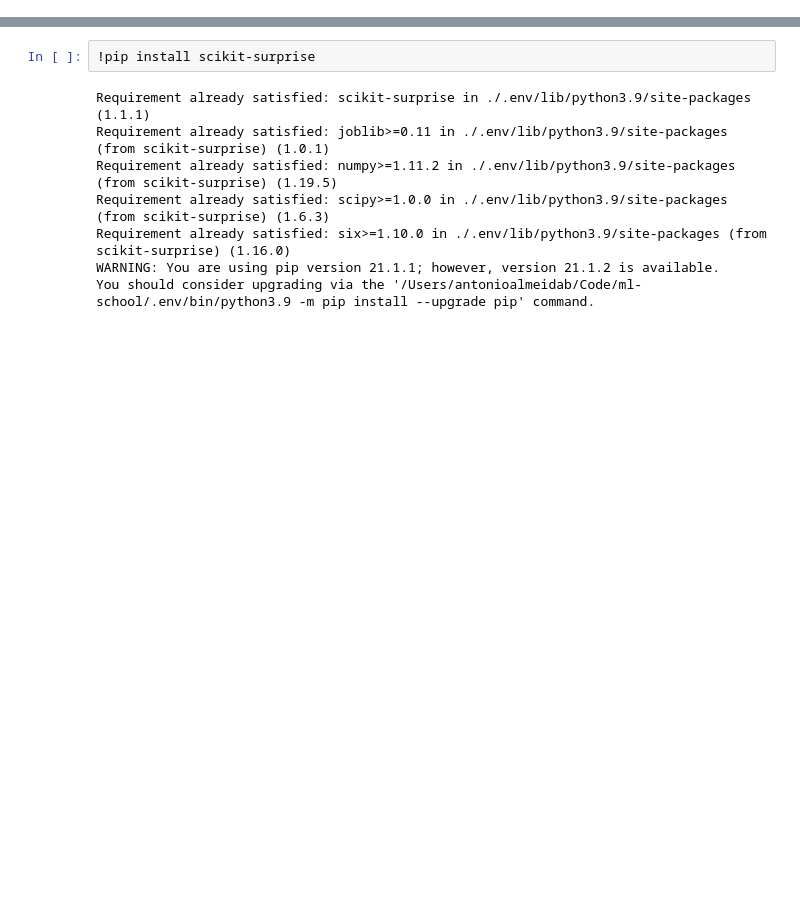
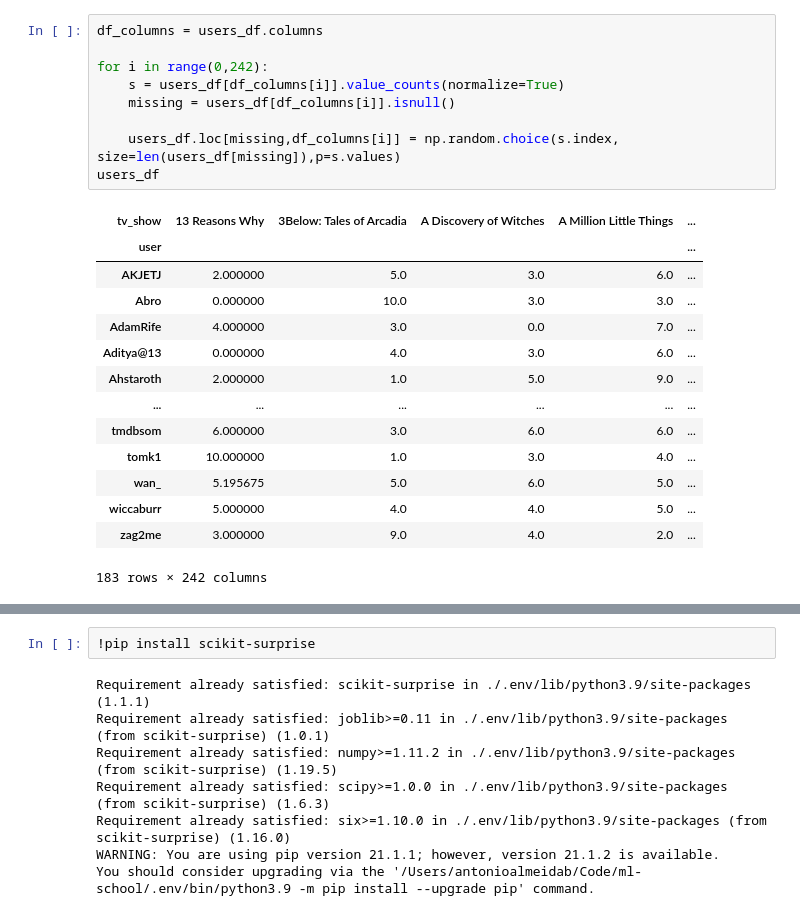
Before and after one commit to streamit-project/recommendation-model, a Jupyter notebook: NB#3-Other-Techniques.ipynb, the cells around one changed output, grey strips where cells are left out. Saved outputs shown, nothing was run; the diff lists cells and outputs as text; blank space fills up the shorter version.

```diff
--- a/NB#3-Other-Techniques.ipynb
+++ b/NB#3-Other-Techniques.ipynb
@@ -8,0 +46,24 @@ from sklearn.preprocessing import LabelEncoder
+# %%
+df_columns = users_df.columns
+
+for i in range(0,242):
+    s = users_df[df_columns[i]].value_counts(normalize=True)
+    missing = users_df[df_columns[i]].isnull()
+
+    users_df.loc[missing,df_columns[i]] = np.random.choice(s.index, size=len(users_df[missing]),p=s.values)
+users_df
+# %% [output]
+| tv_show | 13 Reasons Why | 3Below: Tales of Arcadia | A Discovery of Witches | A Million Little Things | ... |
+| user |  |  |  |  | ... |
+| AKJETJ | 2.000000 | 5.0 | 3.0 | 6.0 | ... |
+| Abro | 0.000000 | 10.0 | 3.0 | 3.0 | ... |
+| AdamRife | 4.000000 | 3.0 | 0.0 | 7.0 | ... |
+| Aditya@13 | 0.000000 | 4.0 | 3.0 | 6.0 | ... |
+| Ahstaroth | 2.000000 | 1.0 | 5.0 | 9.0 | ... |
+| ... | ... | ... | ... | ... | ... |
+| tmdbsom | 6.000000 | 3.0 | 6.0 | 6.0 | ... |
+| tomk1 | 10.000000 | 1.0 | 3.0 | 4.0 | ... |
+| wan_ | 5.195675 | 5.0 | 6.0 | 5.0 | ... |
+| wiccaburr | 5.000000 | 4.0 | 4.0 | 5.0 | ... |
+| zag2me | 3.000000 | 9.0 | 4.0 | 2.0 | ... |
+183 rows × 242 columns
```
Also changed, not shown: parts of 12 cells of this notebook.
